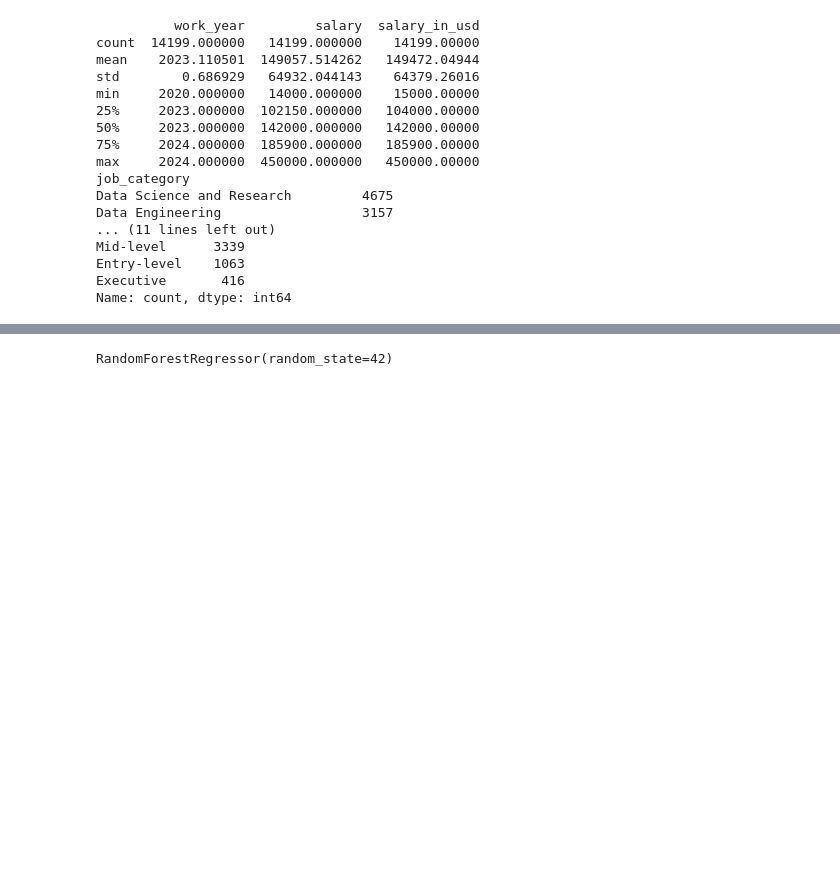
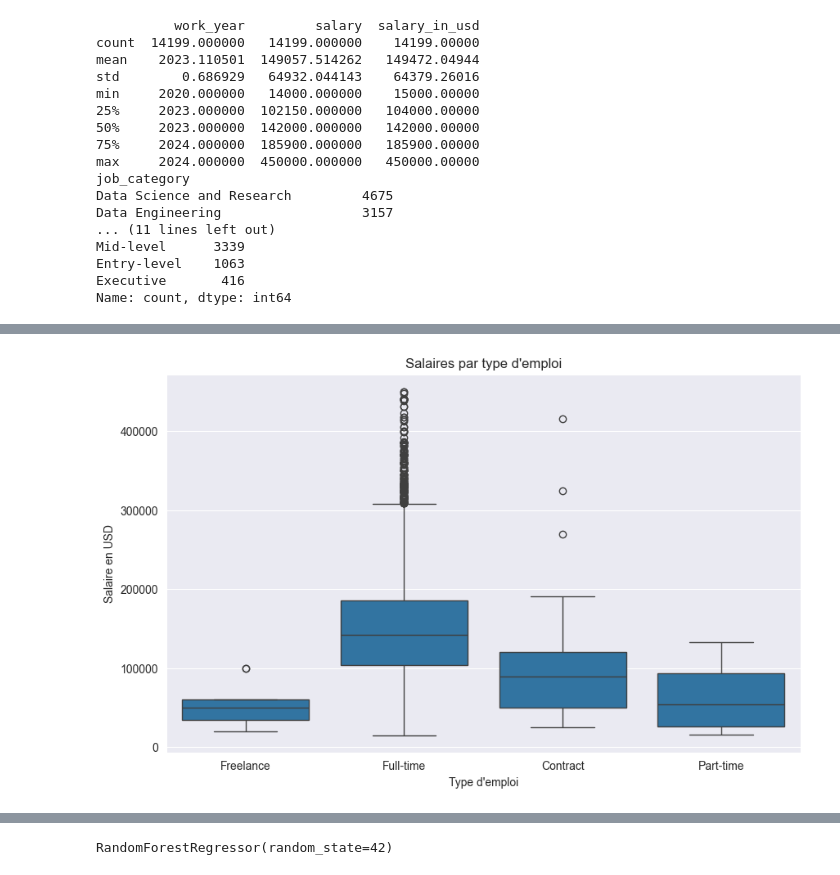
Before and after one commit to persi-man/salary_predict, a Jupyter notebook: Notebook.ipynb, the cells around one changed output, grey strips where cells are left out. Drawn from its saved outputs; the diff is of its cells as text; code cells hidden in the pictures; blank space fills up the shorter version.

```diff
--- a/Notebook.ipynb
+++ b/Notebook.ipynb
@@ -61,0 +82,9 @@ Name: count, dtype: int64
+# %%
+plt.figure(figsize=(10, 6))
+sns.boxplot(x='employment_type', y='salary_in_usd', data=df)
+plt.title('Salaires par type d\'emploi')
+plt.xlabel('Type d\'emploi')
+plt.ylabel('Salaire en USD')
+plt.show()
+# %% [output]
+[figure, added]
```
Also changed, not shown: parts of 6 cells of this notebook.
